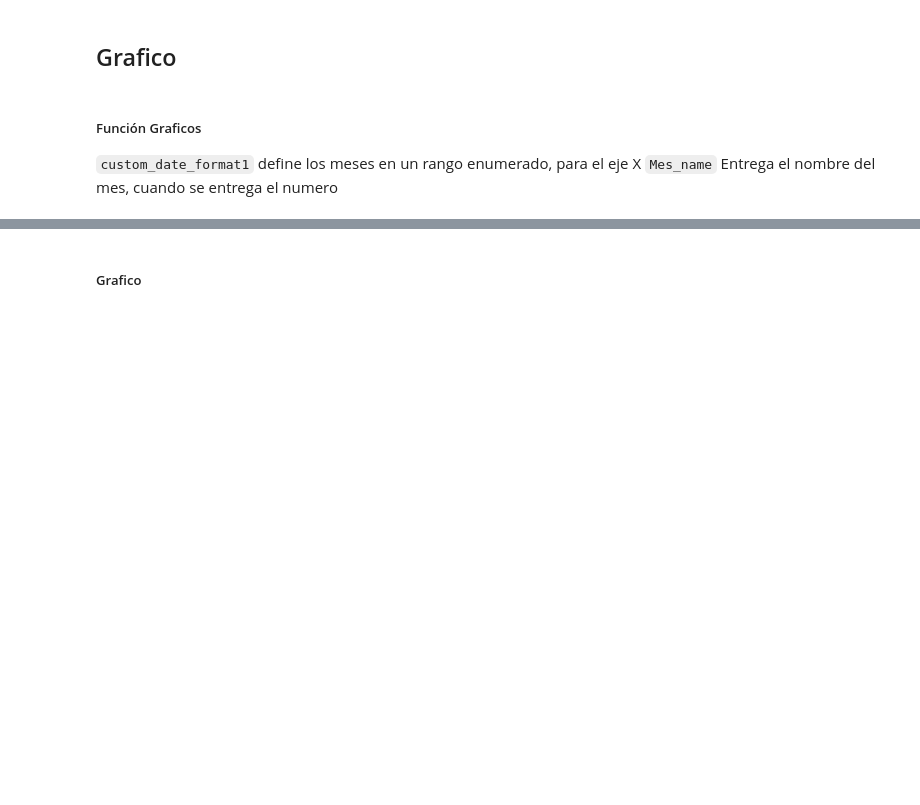
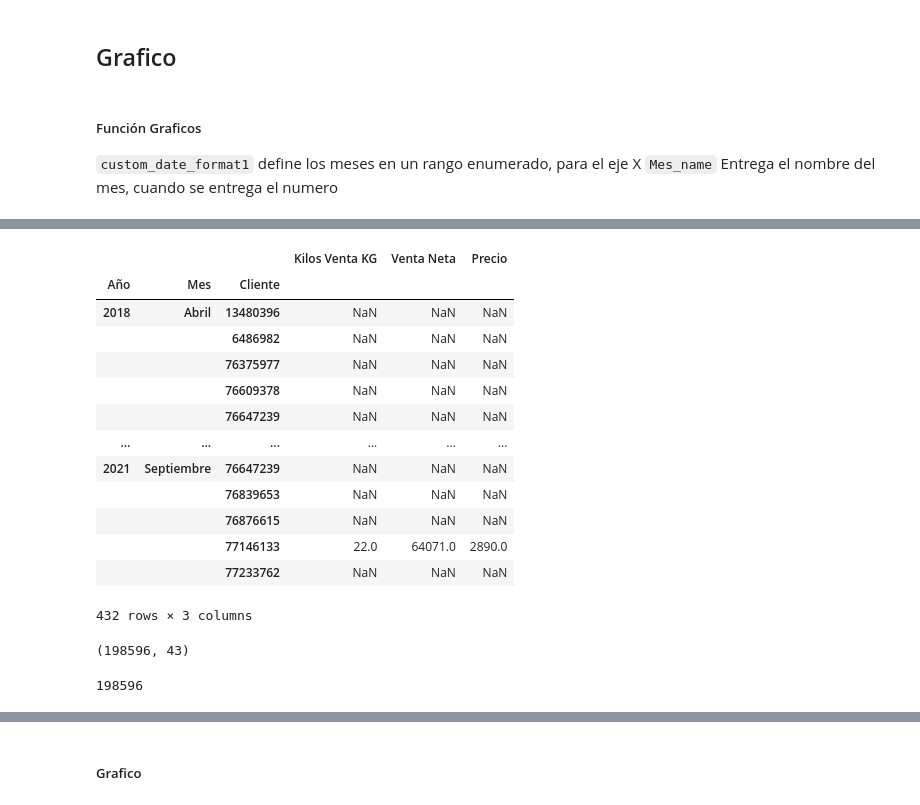
Before and after one commit to rolftb/Analisis-de-datos, a Jupyter notebook: C-1)[Tradicional 1010078] Variación precio mes Gráficos Material Precios y volumen por venta.ipynb, the cells around one changed output, grey strips where cells are left out. Cells and saved outputs as stored; diff of their text form; code cells hidden in the pictures; blank space fills up the shorter version.

```diff
--- a/C-1)[Tradicional 1010078] Variación precio mes Gráficos Material Precios y volumen por venta.ipynb
+++ b/C-1)[Tradicional 1010078] Variación precio mes Gráficos Material Precios y volumen por venta.ipynb
@@ -522,15 +559,17 @@ def Mes_name(x):
 #======================================
 # Kilos de venta
 #======================================
-df=data.loc[(data['Material']==i) &
-                    (data['Tipo de cliente']==T_i) &
+data_i=data[(data['Material']==Y_producto) &
+                    (data['Tipo de cliente']==Tipo_de_Cliente) #&
                                  ].copy()#data
-
-df.Año=df.Año.astype('category')
-df.Año.dtype
-"""
-df['Mes_num']=df["Mes"]#.apply(lambda x: Mes_name(x))
-df['Mes']=df["Mes_num"].apply(lambda x: Mes_name(x))
-df[['Mes','Mes_num','Día natural']].head()
-"""
+print(data_i.shape)
+data_i.Año=data_i.Año.astype('category')
+print(data_i.Año.dtype)
+data_i['Mes_num']=data_i["Mes"]#.apply(lambda x: Mes_name(x))
+print(data_i.shape)
+data_i['Mes']=data_i["Mes_num"].apply(lambda x: Mes_name(x))
+print(data_i.shape)
+data_i[['Mes','Mes_num','Día natural']].head()
+print(data_i.shape)
+data_i.head()
 # %% [output]
@@ -537,0 +604,21 @@ df[['Mes','Mes_num','Día natural']].head()
+# %%
+data_i.groupby(['Año','Mes','Cliente']).mean()
+# %% [output]
+|  |  |  | Kilos Venta KG | Venta Neta | Precio |
+| Año | Mes | Cliente |  |  |  |
+| 2018 | Abril | 13480396 | NaN | NaN | NaN |
+|  |  | 6486982 | NaN | NaN | NaN |
+|  |  | 76375977 | NaN | NaN | NaN |
+|  |  | 76609378 | NaN | NaN | NaN |
+|  |  | 76647239 | NaN | NaN | NaN |
+| ... | ... | ... | ... | ... | ... |
+| 2021 | Septiembre | 76647239 | NaN | NaN | NaN |
+|  |  | 76839653 | NaN | NaN | NaN |
+|  |  | 76876615 | NaN | NaN | NaN |
+|  |  | 77146133 | 22.0 | 64071.0 | 2890.0 |
+|  |  | 77233762 | NaN | NaN | NaN |
+432 rows × 3 columns
+# %%
+data_i.shape
+# %% [output]
+(198596, 43)
@@ -537,0 +627,5 @@ df[['Mes','Mes_num','Día natural']].head()
+# %%
+len(data_i.Cliente.unique())
+len(data_i.Cliente)
+# %% [output]
+198596
```
Also changed, not shown: parts of 30 cells of this notebook.
